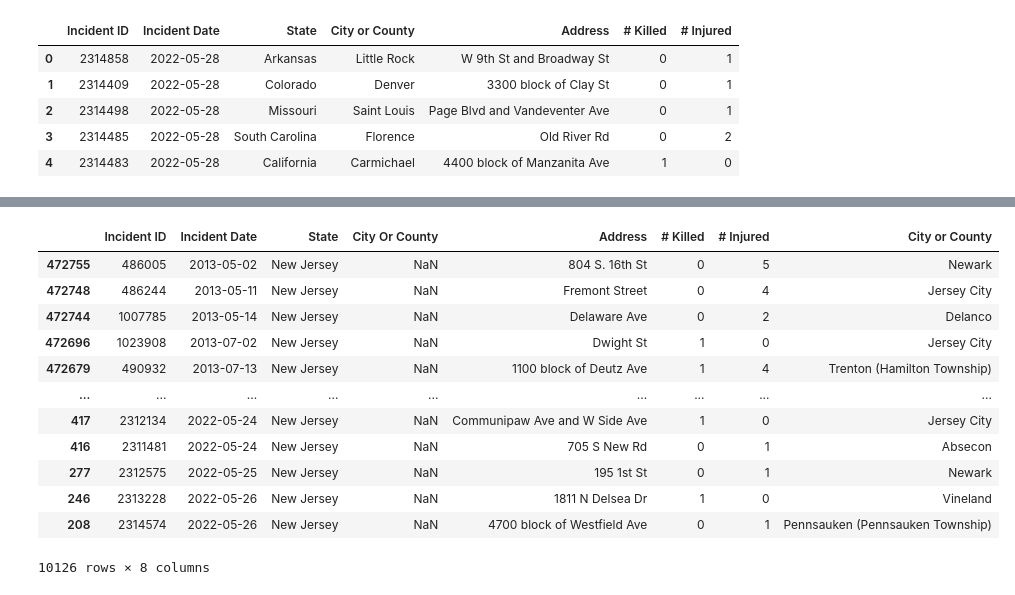
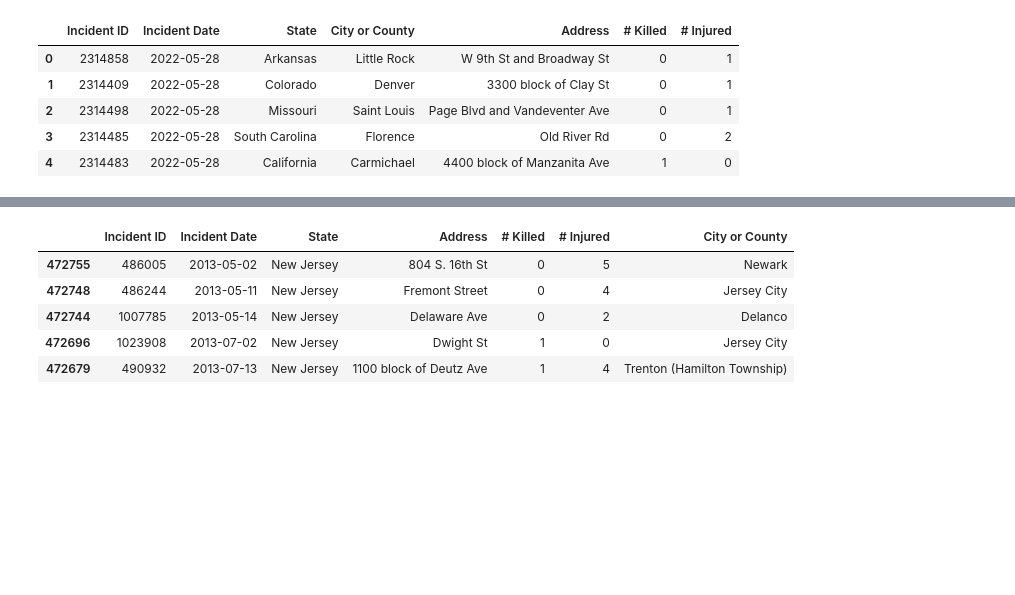
Before and after one commit to Reid04278/group-one-project1, a Jupyter notebook: Project_one_anika.ipynb, the cells around one changed output, grey strips where cells are left out. Cells and saved outputs as stored; diff of their text form; code cells hidden in the pictures; blank space fills up the shorter version.

```diff
--- a/Project_one_anika.ipynb
+++ b/Project_one_anika.ipynb
@@ -132,5 +127,8 @@ all_incidents_df.head()
 # %%
 combined_incidents_df = pd.concat([mass_shootings_fixed,all_incidents_df],axis=0)
 combined_incidents_df = combined_incidents_df.sort_values(by="Incident Date")
+
+#Dropping City Or County column because ~99% of the data has no value for this attribute
+combined_incidents_df = combined_incidents_df.drop(columns=["City Or County"])
 combined_incidents_df
 # %% [output]
@@ -150,18 +150,12 @@ combined_incidents_df
 # %%
 nj_incidents = combined_incidents_df[combined_incidents_df["State"] == "New Jersey"]
 nj_incidents = nj_incidents.sort_values(by="Incident Date")
-nj_incidents
+#nj_incidents.to_csv("nj_incidents.csv")
+nj_incidents.head()
 # %% [output]
-|  | Incident ID | Incident Date | State | City Or County | Address | # Killed | # Injured | City or County |
-| 472755 | 486005 | 2013-05-02 | New Jersey | NaN | 804 S. 16th St | 0 | 5 | Newark |
-| 472748 | 486244 | 2013-05-11 | New Jersey | NaN | Fremont Street | 0 | 4 | Jersey City |
-| 472744 | 1007785 | 2013-05-14 | New Jersey | NaN | Delaware Ave | 0 | 2 | Delanco |
-| 472696 | 1023908 | 2013-07-02 | New Jersey | NaN | Dwight St | 1 | 0 | Jersey City |
-| 472679 | 490932 | 2013-07-13 | New Jersey | NaN | 1100 block of Deutz Ave | 1 | 4 | Trenton (Hamilton Township) |
-| ... | ... | ... | ... | ... | ... | ... | ... | ... |
-| 417 | 2312134 | 2022-05-24 | New Jersey | NaN | Communipaw Ave and W Side Ave | 1 | 0 | Jersey City |
-| 416 | 2311481 | 2022-05-24 | New Jersey | NaN | 705 S New Rd | 0 | 1 | Absecon |
-| 277 | 2312575 | 2022-05-25 | New Jersey | NaN | 195 1st St | 0 | 1 | Newark |
-| 246 | 2313228 | 2022-05-26 | New Jersey | NaN | 1811 N Delsea Dr | 1 | 0 | Vineland |
-| 208 | 2314574 | 2022-05-26 | New Jersey | NaN | 4700 block of Westfield Ave | 0 | 1 | Pennsauken (Pennsauken Township) |
+|  | Incident ID | Incident Date | State | Address | # Killed | # Injured | City or County |
+| 472755 | 486005 | 2013-05-02 | New Jersey | 804 S. 16th St | 0 | 5 | Newark |
+| 472748 | 486244 | 2013-05-11 | New Jersey | Fremont Street | 0 | 4 | Jersey City |
+| 472744 | 1007785 | 2013-05-14 | New Jersey | Delaware Ave | 0 | 2 | Delanco |
+| 472696 | 1023908 | 2013-07-02 | New Jersey | Dwight St | 1 | 0 | Jersey City |
+| 472679 | 490932 | 2013-07-13 | New Jersey | 1100 block of Deutz Ave | 1 | 4 | Trenton (Hamilton Township) |
-10126 rows × 8 columns
```
Also changed, not shown: parts of 11 cells of this notebook, 4 other files.
